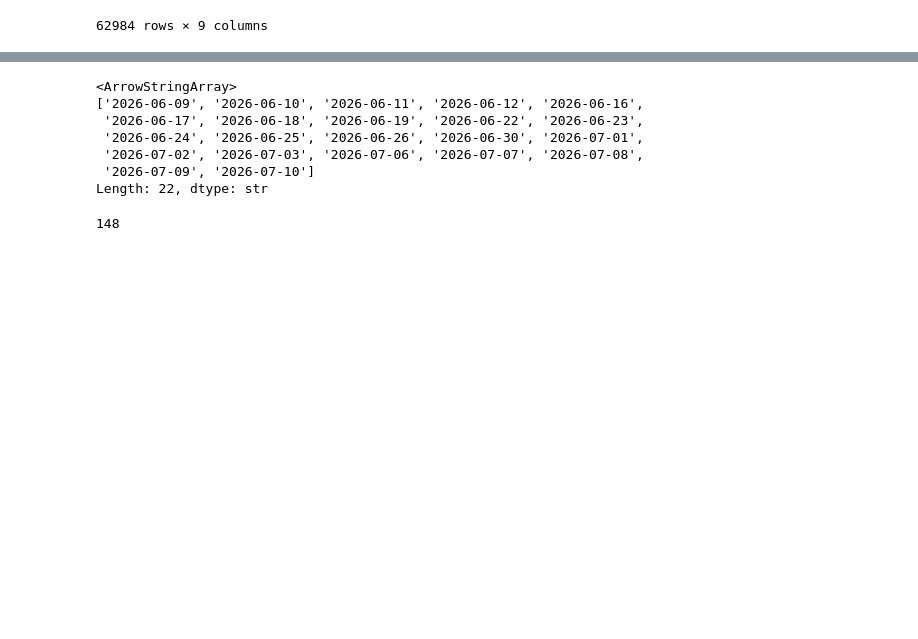
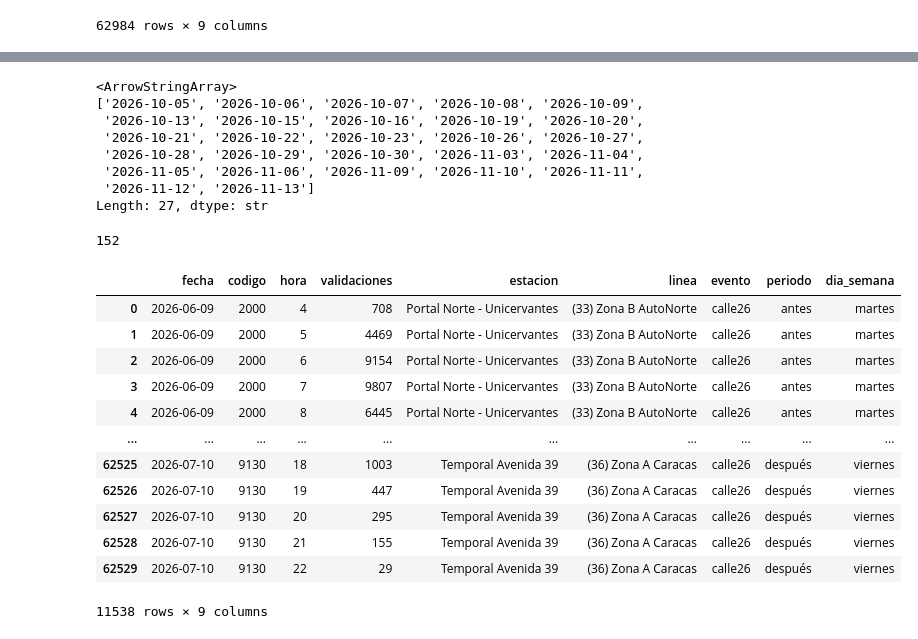
Before and after one commit to Sebast68h/Proyecto2-Transmilenio, a Jupyter notebook: NOOTEBOOKS/analisis1.ipynb, the cells around one changed output, grey strips where cells are left out. Cells and saved outputs as stored; diff of their text form; code cells hidden in the pictures; blank space fills up the shorter version.

```diff
--- a/NOOTEBOOKS/analisis1.ipynb
+++ b/NOOTEBOOKS/analisis1.ipynb
@@ -2,6 +2,8 @@
 import pandas as pd
 carpeta = "../data/processed/"
 calle26=pd.read_csv(carpeta+"validaciones_calle26.csv")
+calle72=pd.read_csv(carpeta+"validaciones_calle72.csv")
+calle53=pd.read_csv(carpeta+"validaciones_calle53.csv")
 calle26
 # %% [output]
 |  | fecha | codigo | hora | validaciones | estacion | linea | evento | periodo | dia_semana |
@@ -20,14 +40,34 @@ calle26
 # %%
-calle26["fecha"].unique()
+calle53["fecha"].unique()
 # %% [output]
 <ArrowStringArray>
-['2026-06-09', '2026-06-10', '2026-06-11', '2026-06-12', '2026-06-16',
- '2026-06-17', '2026-06-18', '2026-06-19', '2026-06-22', '2026-06-23',
- '2026-06-24', '2026-06-25', '2026-06-26', '2026-06-30', '2026-07-01',
- '2026-07-02', '2026-07-03', '2026-07-06', '2026-07-07', '2026-07-08',
- '2026-07-09', '2026-07-10']
-Length: 22, dtype: str
+['2026-10-05', '2026-10-06', '2026-10-07', '2026-10-08', '2026-10-09',
+ '2026-10-13', '2026-10-15', '2026-10-16', '2026-10-19', '2026-10-20',
+ '2026-10-21', '2026-10-22', '2026-10-23', '2026-10-26', '2026-10-27',
+ '2026-10-28', '2026-10-29', '2026-10-30', '2026-11-03', '2026-11-04',
+ '2026-11-05', '2026-11-06', '2026-11-09', '2026-11-10', '2026-11-11',
+ '2026-11-12', '2026-11-13']
+Length: 27, dtype: str
 # %%
-calle26["estacion"].nunique()
+calle53["estacion"].nunique()
 # %% [output]
-148
+152
+# %%
+calle72f= calle72[(calle72["linea"] == "(33) Zona B AutoNorte")|(calle72["linea"] == "(36) Zona A Caracas")]
+calle53f= calle53[(calle53["linea"] == "(33) Zona B AutoNorte")|(calle53["linea"] == "(36) Zona A Caracas")]
+calle26f= calle26[(calle26["linea"] == "(33) Zona B AutoNorte")|(calle26["linea"] == "(36) Zona A Caracas")]
+calle26f
+# %% [output]
+|  | fecha | codigo | hora | validaciones | estacion | linea | evento | periodo | dia_semana |
+| 0 | 2026-06-09 | 2000 | 4 | 708 | Portal Norte - Unicervantes | (33) Zona B AutoNorte | calle26 | antes | martes |
+| 1 | 2026-06-09 | 2000 | 5 | 4469 | Portal Norte - Unicervantes | (33) Zona B AutoNorte | calle26 | antes | martes |
+| 2 | 2026-06-09 | 2000 | 6 | 9154 | Portal Norte - Unicervantes | (33) Zona B AutoNorte | calle26 | antes | martes |
+| 3 | 2026-06-09 | 2000 | 7 | 9807 | Portal Norte - Unicervantes | (33) Zona B AutoNorte | calle26 | antes | martes |
+| 4 | 2026-06-09 | 2000 | 8 | 6445 | Portal Norte - Unicervantes | (33) Zona B AutoNorte | calle26 | antes | martes |
+| ... | ... | ... | ... | ... | ... | ... | ... | ... | ... |
+| 62525 | 2026-07-10 | 9130 | 18 | 1003 | Temporal Avenida 39 | (36) Zona A Caracas | calle26 | después | viernes |
+| 62526 | 2026-07-10 | 9130 | 19 | 447 | Temporal Avenida 39 | (36) Zona A Caracas | calle26 | después | viernes |
+| 62527 | 2026-07-10 | 9130 | 20 | 295 | Temporal Avenida 39 | (36) Zona A Caracas | calle26 | después | viernes |
+| 62528 | 2026-07-10 | 9130 | 21 | 155 | Temporal Avenida 39 | (36) Zona A Caracas | calle26 | después | viernes |
+| 62529 | 2026-07-10 | 9130 | 22 | 29 | Temporal Avenida 39 | (36) Zona A Caracas | calle26 | después | viernes |
+11538 rows × 9 columns
```
Also changed, not shown: parts of 5 cells of this notebook.
